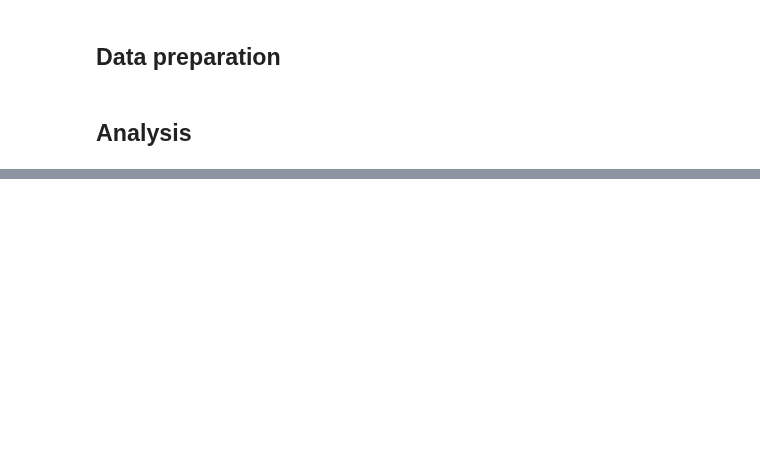
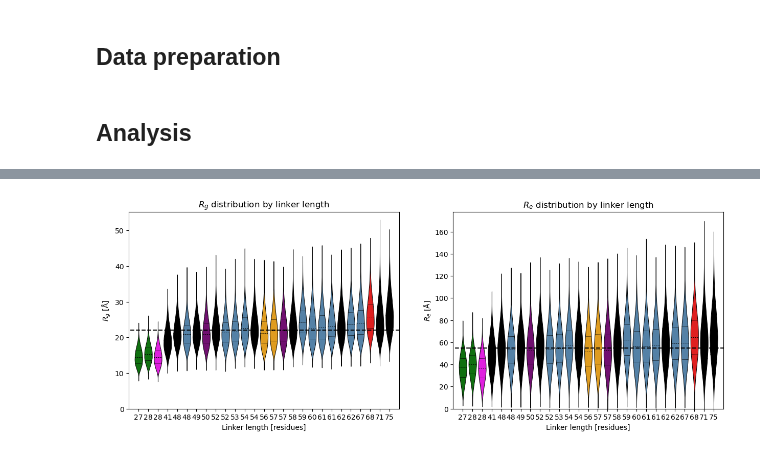
Before and after one commit to frederikespersen/OrthoIDP, a Jupyter notebook: exp/e1a_linkers/e1a_linkers.ipynb, the cells around one changed output, grey strips where cells are left out. Drawn from its saved outputs; the diff is of its cells as text; code cells hidden in the pictures; blank space fills up the shorter version.

Commit message:
E1A linkers recreation

```diff
--- a/exp/e1a_linkers/e1a_linkers.ipynb
+++ b/exp/e1a_linkers/e1a_linkers.ipynb
@@ -39,0 +74,7 @@ with open("e1a_linkers.json", 'w') as file:
+# %%
+# Loading trajectories
+metadata['traj'] = metadata.apply(lambda row: md.load_dcd(*['/'.join(['results', row.name, filename]) for filename  in ['traj.dcd', 'top.pdb']]), axis=1)
+# %%
+# Computing sequence lengths
+metadata['length'] = metadata.apply(lambda row: len(row.sequence), axis=1)
+metadata.sort_values('length', inplace=True)
@@ -39,0 +113,61 @@ with open("e1a_linkers.json", 'w') as file:
+# %%
+# Computing Rg
+metadata['Rg'] = metadata.apply(lambda row: analyse_utils.compute_rg(row.sequence, row.traj), axis=1)
+# %%
+# Computing Re
+metadata['Re'] = metadata.apply(lambda row: analyse_utils.compute_end_to_end(row.traj), axis=1)
+# %%
+# Set up the figure
+fig, axes = plt.subplots(1, 2, figsize=(15, 5))
+
+# Setting host colours
+host_colors = {
+    "BA": "green",
+    "CA": "orange",
+    "PA": "magenta",
+    "BtA": "purple",
+    "EA": "red",
+    "HA": "black",
+    "SA": "steelblue"
+}
+
+# Plotting Rg distribution
+ax = axes[0]
+# Preparing data
+data = metadata.explode('Rg').reset_index(names="id")
+data.Rg = data.Rg.astype(float)
+data.Rg = data.Rg*10 # Converted to Å from nm
+# Plotting
+sns.violinplot(x="id", y="Rg", data=data, ax=ax, inner='quartile', hue="host", dodge=False, palette=host_colors, linewidth=0.7)
+ax.hlines(data.Rg.mean(), -2, len(metadata)+1, color='k', linestyles='--')
+# Decorating
+ax.get_legend().remove()
+ax.set_title("$R_{g}$ distribution by linker length")
+ax.set_xlabel("Linker length [residues]")
+ax.set_ylabel("$R_{g}$ [Å]")
+ax.set_xticklabels(metadata.length)
+ax.set_xlim(-1, len(metadata))
+ax.set_ylim(0)
+
+# Plotting Re distribution
+ax = axes[1]
+# Preparing data
+data = metadata.explode('Re').reset_index(names="id")
+data.Re = data.Re.astype(float)
+data.Re = data.Re*10 # Converted to Å from nm
+# Plotting
+sns.violinplot(x="id", y="Re", data=data, ax=ax, inner='quartile', hue="host", dodge=False, palette=host_colors, linewidth=0.7)
+ax.hlines(data.Re.mean(), -2, len(metadata)+1, color='k', linestyles='--')
+# Decorating
+ax.get_legend().remove()
+ax.set_title("$R_{e}$ distribution by linker length")
+ax.set_xlabel("Linker length [residues]")
+ax.set_ylabel("$R_{e}$ [Å]")
+ax.set_xticklabels(metadata.length)
+ax.set_xlim(-1, len(metadata))
+ax.set_ylim(0)
+
+# Show the plot
+plt.show()
+# %% [output]
+[figure, added]
```
Also changed, not shown: parts of 6 cells of this notebook, 2 other files.
